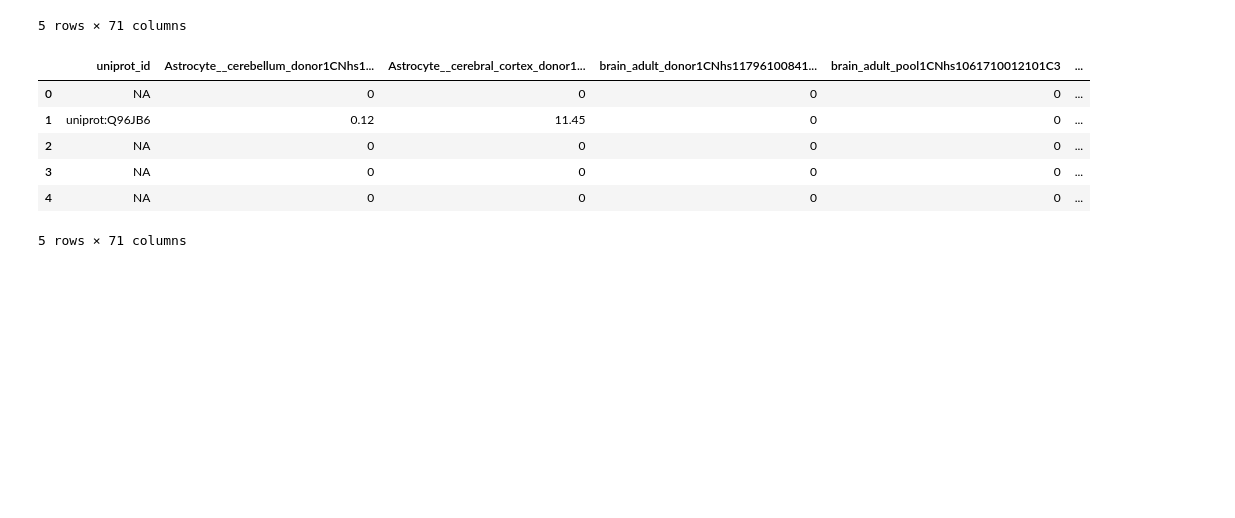
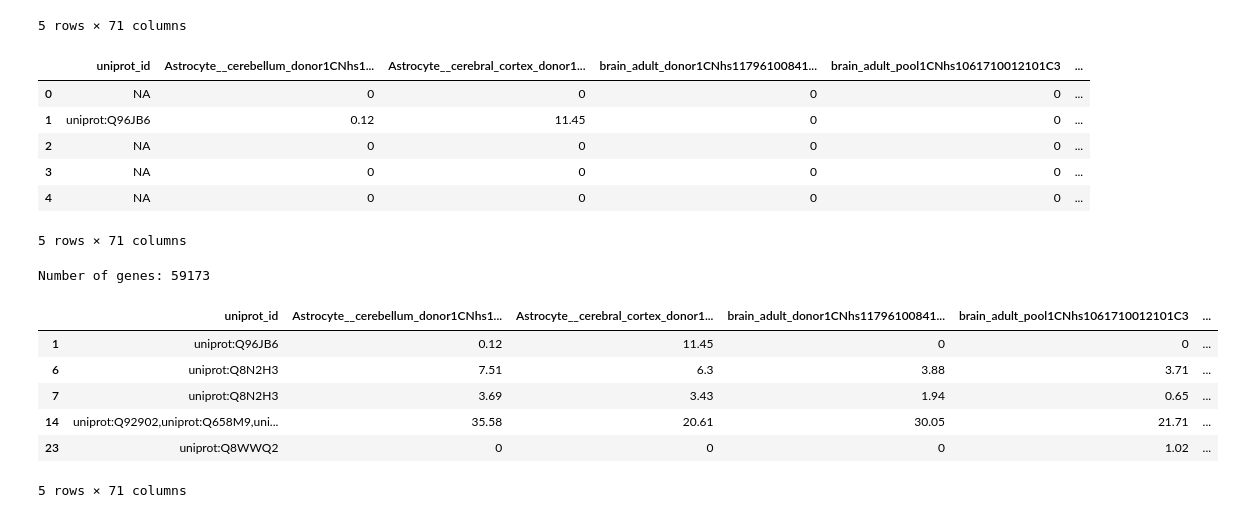
Before and after one commit to li-mc/tutorial-python-bio-data-vis, a Jupyter notebook: 2020_plotly_FANTOM5.ipynb, the cells around one changed output. Saved outputs shown, nothing was run; the diff lists cells and outputs as text; code cells hidden in the pictures; blank space fills up the shorter version.

```diff
--- a/2020_plotly_FANTOM5.ipynb
+++ b/2020_plotly_FANTOM5.ipynb
@@ -20,5 +20,5 @@ Number of genes: 201802
 5 rows × 71 columns
 # %%
 #Convert byte arrays to strings.
-str_df = df.stack().str.decode('utf-8').unstack()
+df = df.stack().str.decode('utf-8').unstack()
 # %%
@@ -31,3 +31,17 @@ str_df.head()
 | 3 | NA | 0 | 0 | 0 | 0 | ... |
 | 4 | NA | 0 | 0 | 0 | 0 | ... |
 5 rows × 71 columns
+# %%
+uniprot_clean = [x for x in df['uniprot_id'] if (x != 'NA') and ((x != ''))]
+df=df[df["uniprot_id"].isin(uniprot_clean)]
+print("Number of genes: " + str(len(df)))
+df.head()
+# %% [output]
+Number of genes: 59173
+|  | uniprot_id | Astrocyte__cerebellum_donor1CNhs1... | Astrocyte__cerebral_cortex_donor1... | brain_adult_donor1CNhs11796100841... | brain_adult_pool1CNhs1061710012101C3 | ... |
+| 1 | uniprot:Q96JB6 | 0.12 | 11.45 | 0 | 0 | ... |
+| 6 | uniprot:Q8N2H3 | 7.51 | 6.3 | 3.88 | 3.71 | ... |
+| 7 | uniprot:Q8N2H3 | 3.69 | 3.43 | 1.94 | 0.65 | ... |
+| 14 | uniprot:Q92902,uniprot:Q658M9,uni... | 35.58 | 20.61 | 30.05 | 21.71 | ... |
+| 23 | uniprot:Q8WWQ2 | 0 | 0 | 0 | 1.02 | ... |
+5 rows × 71 columns
```
Also changed, not shown: parts of 5 cells of this notebook.
